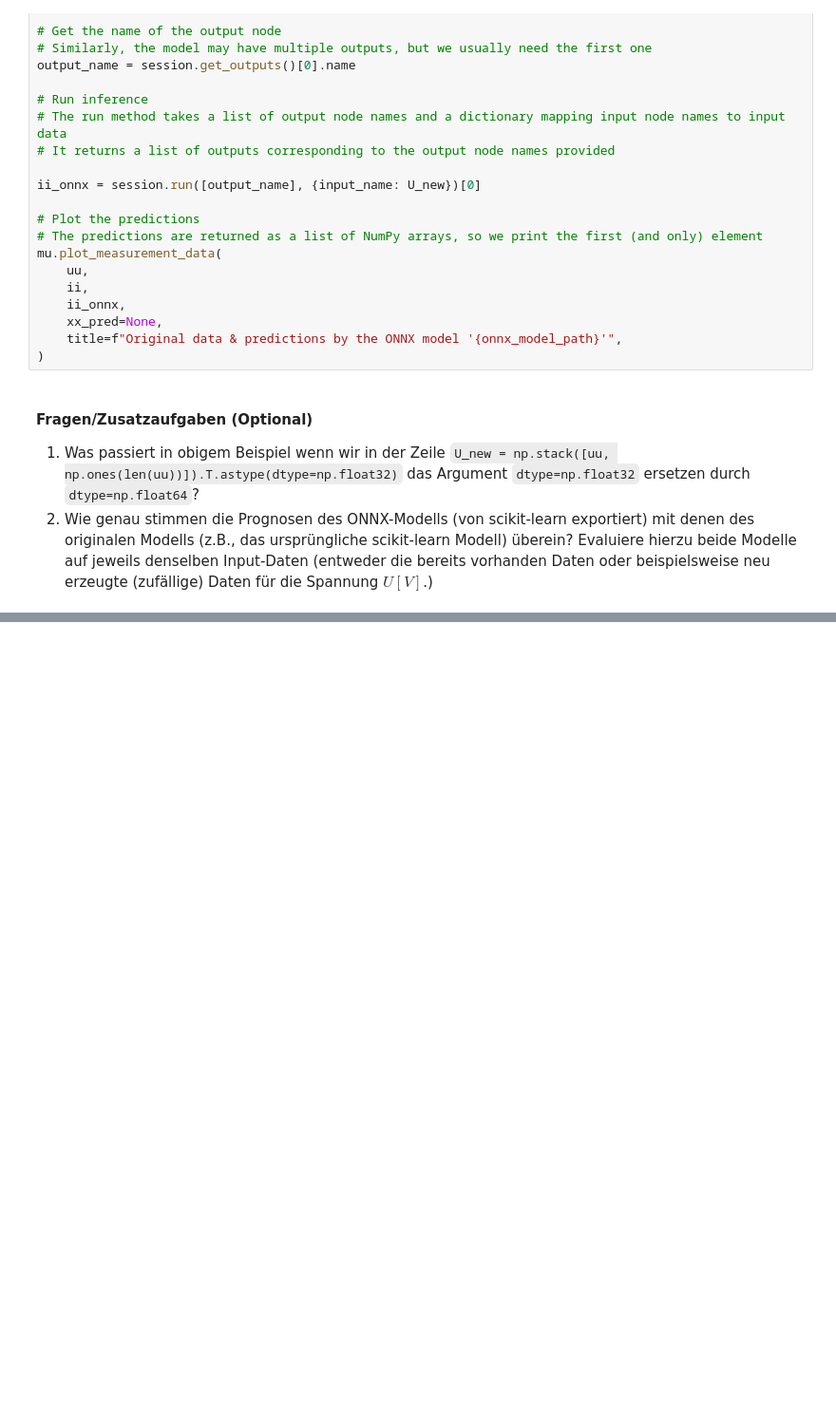
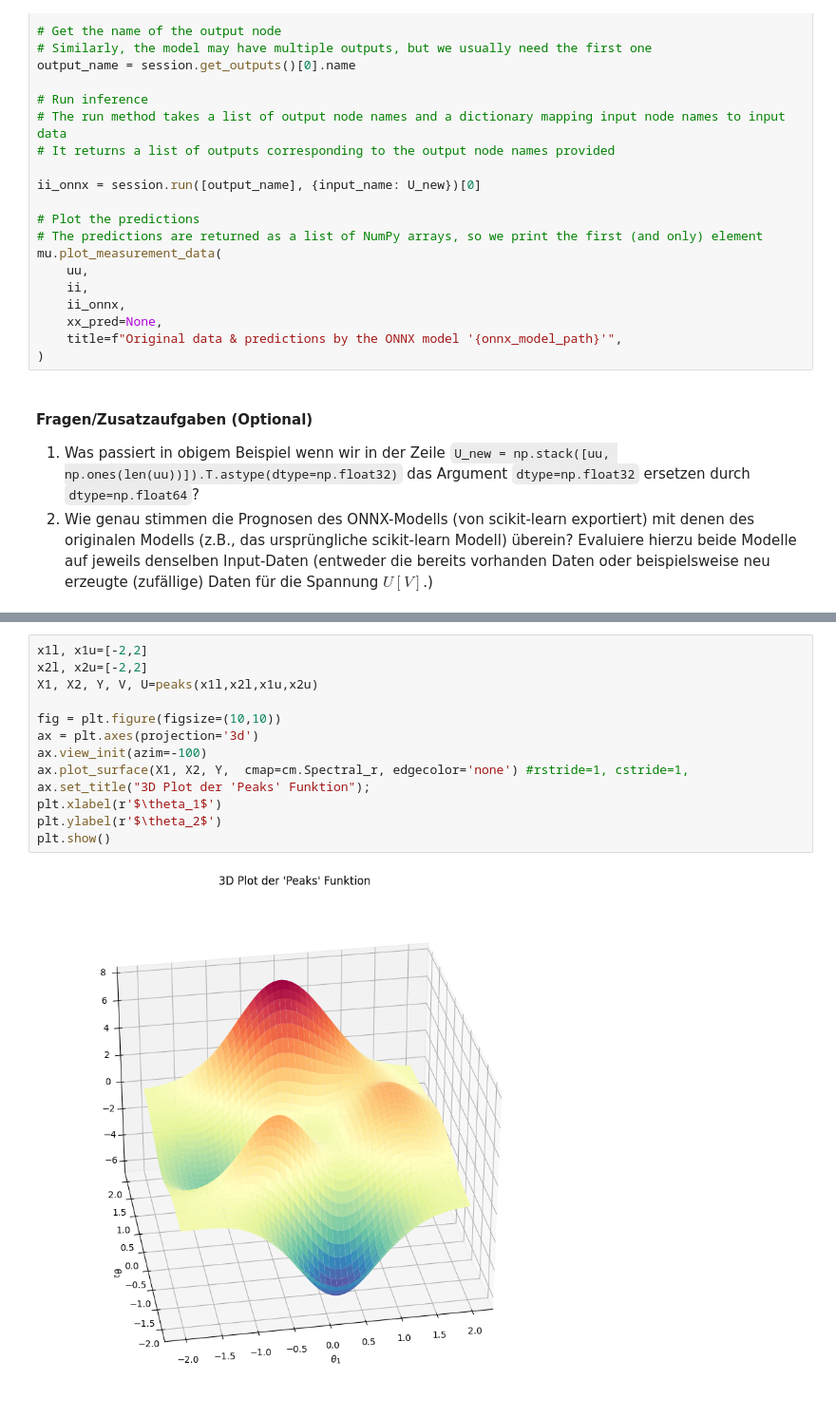
Before and after one commit to MarkusThill/techdays25, a Jupyter notebook: notebooks/lab1-my-first-onnx-model.ipynb, the cells around one changed output, grey strips where cells are left out. Shown: that part at 95% size. Saved outputs shown, nothing was run; the diff lists cells and outputs as text; blank space fills up the shorter version.

```diff
--- a/notebooks/lab1-my-first-onnx-model.ipynb
+++ b/notebooks/lab1-my-first-onnx-model.ipynb
@@ -690,0 +766,15 @@ mu.plot_measurement_data(
+# %%
+x1l, x1u=[-2,2]
+x2l, x2u=[-2,2]
+X1, X2, Y, V, U=peaks(x1l,x2l,x1u,x2u)
+
+fig = plt.figure(figsize=(10,10))
+ax = plt.axes(projection='3d')
+ax.view_init(azim=-100)
+ax.plot_surface(X1, X2, Y,  cmap=cm.Spectral_r, edgecolor='none') #rstride=1, cstride=1,
+ax.set_title("3D Plot der 'Peaks' Funktion");
+plt.xlabel(r'$\theta_1$')
+plt.ylabel(r'$\theta_2$')
+plt.show()
+# %% [output]
+[figure, added]
```
Also changed, not shown: parts of 5 cells of this notebook.
